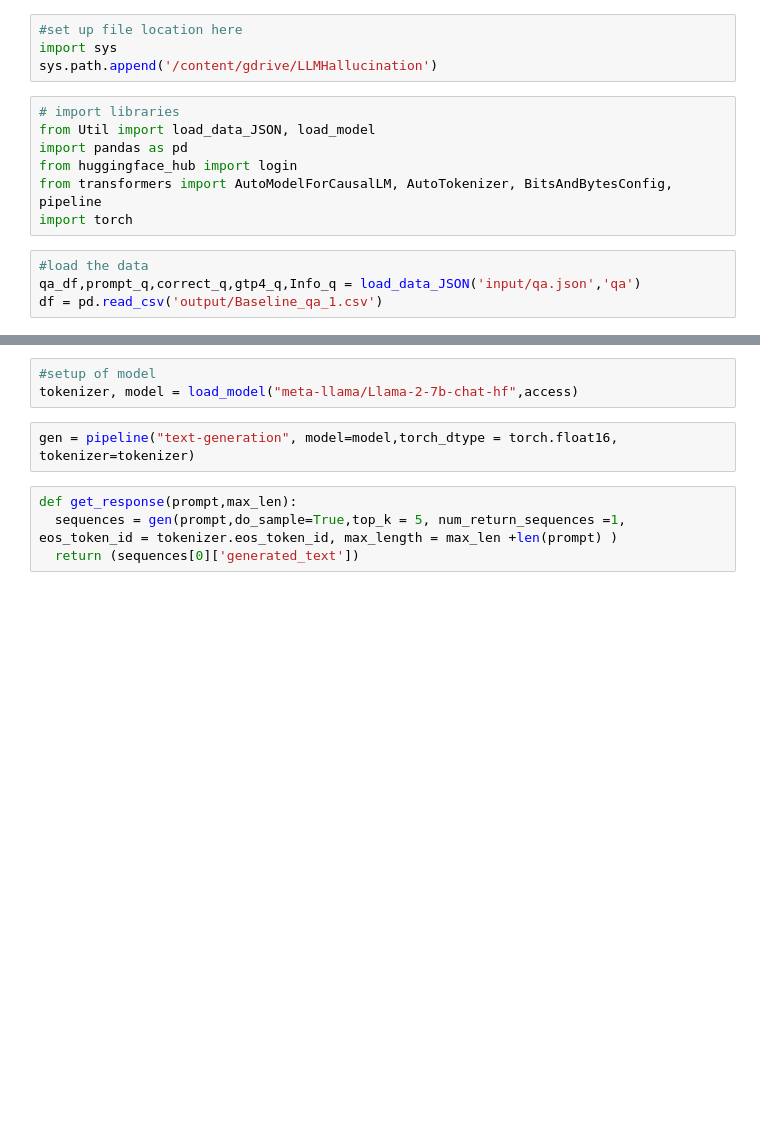
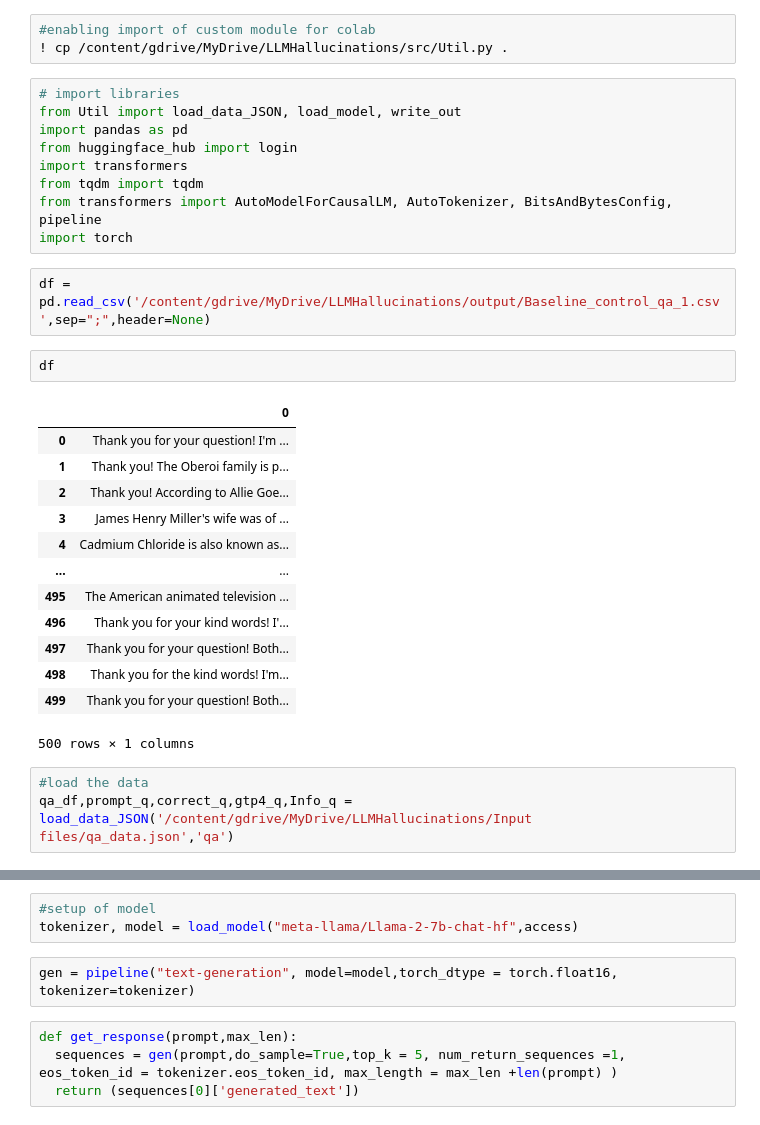
Before and after one commit to WilliamCollins-a/LLMHallucinations, a Jupyter notebook: src/cross_reference.ipynb, the cells around one changed output, grey strips where cells are left out. Saved outputs shown, nothing was run; the diff lists cells and outputs as text; blank space fills up the shorter version.

Commit message:
modifications to cross reference based off the runs done, plus adding the outputs from said runs

```diff
--- a/src/cross_reference.ipynb
+++ b/src/cross_reference.ipynb
@@ -7,17 +31,35 @@ drive.mount('/content/gdrive/')
-# %%
-#set up file location here
-import sys
-sys.path.append('/content/gdrive/LLMHallucination')
+# %%
+#enabling import of custom module for colab
+! cp /content/gdrive/MyDrive/LLMHallucinations/src/Util.py .
 # %%
 # import libraries
-from Util import load_data_JSON, load_model
+from Util import load_data_JSON, load_model, write_out
 import pandas as pd
 from huggingface_hub import login
+import transformers
+from tqdm import tqdm
 from transformers import AutoModelForCausalLM, AutoTokenizer, BitsAndBytesConfig, pipeline
 import torch
+# %%
+df = pd.read_csv('/content/gdrive/MyDrive/LLMHallucinations/output/Baseline_control_qa_1.csv',sep=";",header=None)
+# %%
+df
+# %% [output]
+|  | 0 |
+| 0 | Thank you for your question! I'm ... |
+| 1 | Thank you! The Oberoi family is p... |
+| 2 | Thank you! According to Allie Goe... |
+| 3 | James Henry Miller's wife was of ... |
+| 4 | Cadmium Chloride is also known as... |
+| ... | ... |
+| 495 | The American animated television ... |
+| 496 | Thank you for your kind words! I'... |
+| 497 | Thank you for your question! Both... |
+| 498 | Thank you for the kind words! I'm... |
+| 499 | Thank you for your question! Both... |
+500 rows × 1 columns
 # %%
 #load the data
-qa_df,prompt_q,correct_q,gtp4_q,Info_q = load_data_JSON('input/qa.json','qa')
-df = pd.read_csv('output/Baseline_qa_1.csv')
+qa_df,prompt_q,correct_q,gtp4_q,Info_q = load_data_JSON('/content/gdrive/MyDrive/LLMHallucinations/Input files/qa_data.json','qa')
 # %%
 access = input('Access code?')
```
Also changed, not shown: parts of 11 cells of this notebook, 3 other files.
